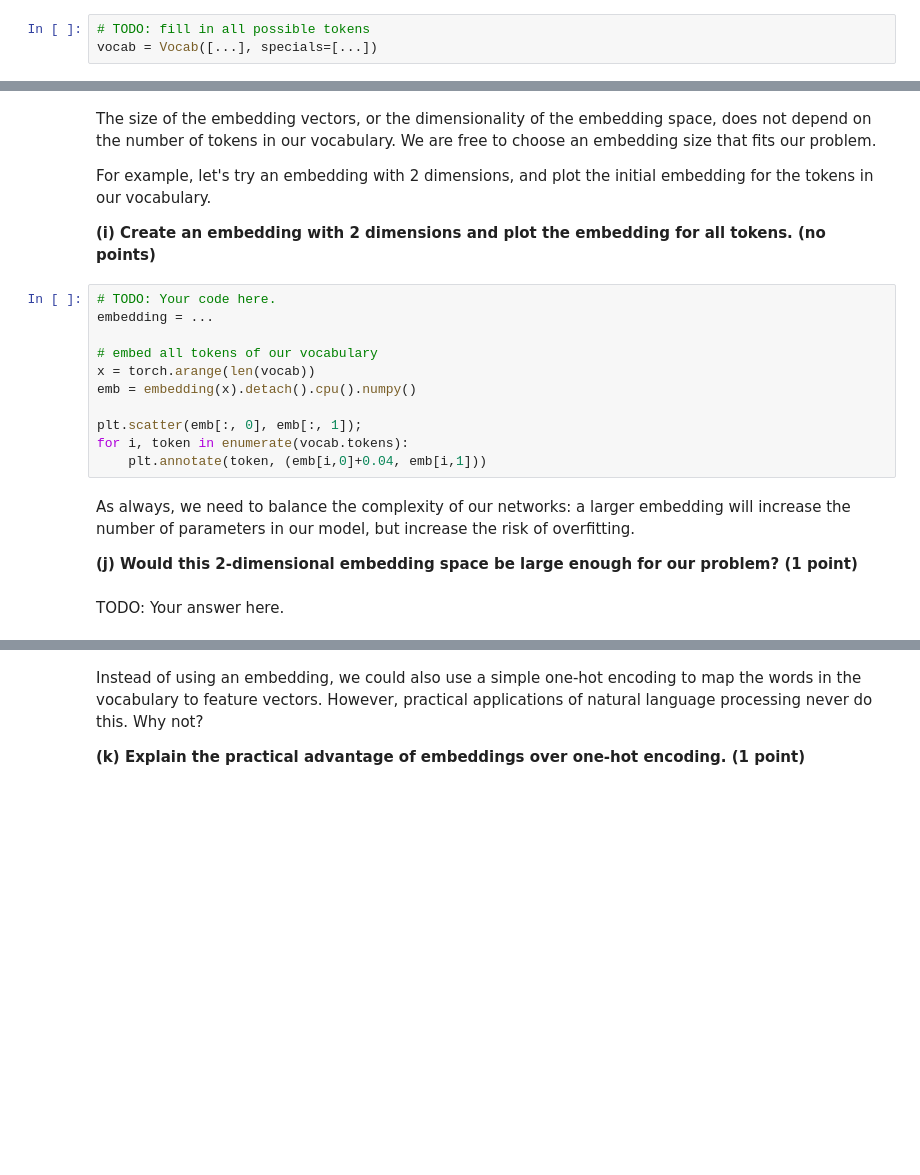
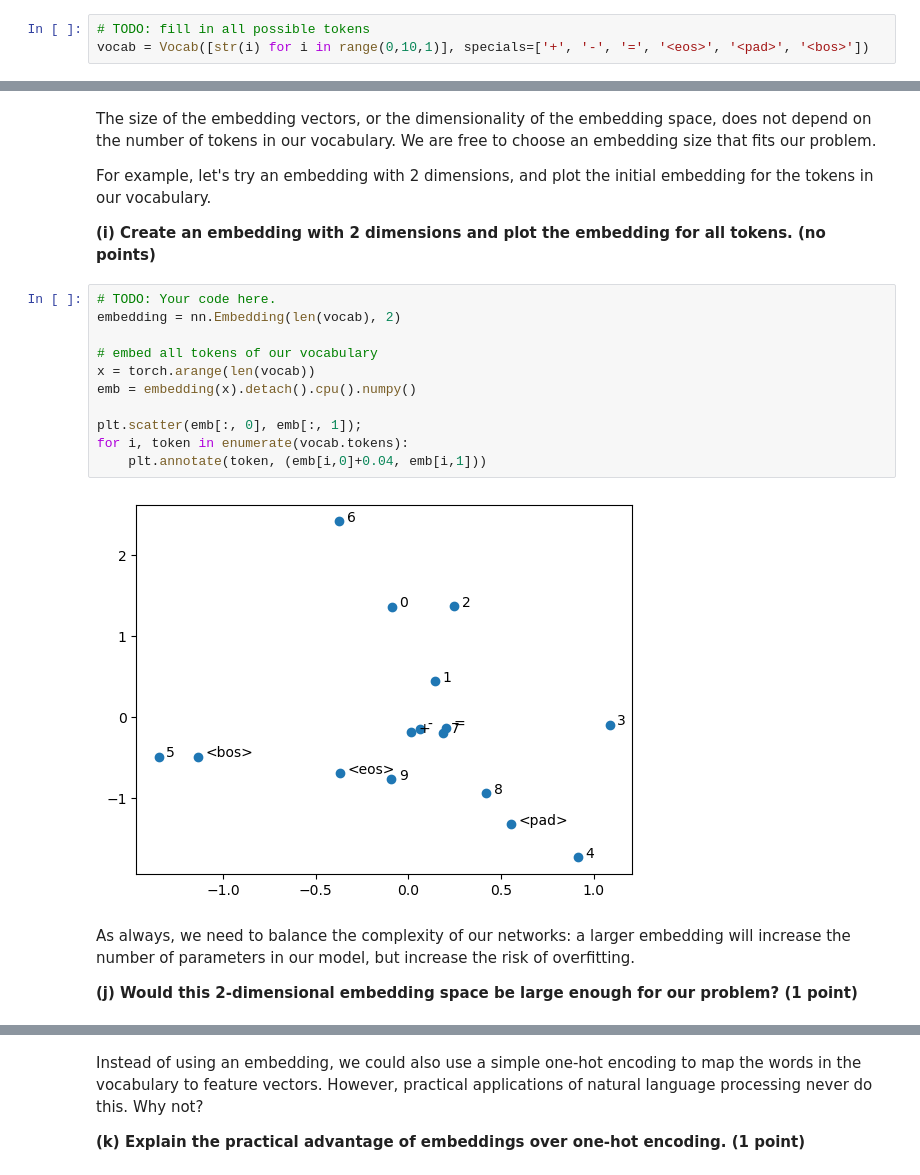
Before and after one commit to aschroede/RU-Deep-Learning, a Jupyter notebook: Assignment 6/dl-assignment-6.ipynb, the cells around one changed output, grey strips where cells are left out. Saved outputs shown, nothing was run; the diff lists cells and outputs as text; blank space fills up the shorter version.

```diff
--- a/Assignment 6/dl-assignment-6.ipynb
+++ b/Assignment 6/dl-assignment-6.ipynb
@@ -146,7 +155,7 @@ For this dataset we know beforehand what the vocabulary will be, so we can easil
 **(a) What are the tokens in this dataset? Complete the code below.<span style="float:right"> (1 point)</span>**
 # %%
 # TODO: fill in all possible tokens
-vocab = Vocab([...], specials=[...])
+vocab = Vocab([str(i) for i in range(0,10,1)], specials=['+', '-', '=', '<eos>', '<pad>', '<bos>'])
 # %% [markdown]
 We can print the vocabulary to double check that it makes sense:
 # %%
@@ -406,18 +494,18 @@ For example, let's try an embedding with 2 dimensions, and plot the initial embe
 **(i) Create an embedding with 2 dimensions and plot the embedding for all tokens.<span style="float:right"> (no points)</span>**
 # %%
 # TODO: Your code here.
-embedding = ...
+embedding = nn.Embedding(len(vocab), 2)
 
 # embed all tokens of our vocabulary
 x = torch.arange(len(vocab))
 emb = embedding(x).detach().cpu().numpy()
 
 plt.scatter(emb[:, 0], emb[:, 1]);
 for i, token in enumerate(vocab.tokens):
     plt.annotate(token, (emb[i,0]+0.04, emb[i,1]))
+# %% [output]
+[figure, added]
 # %% [markdown]
 As always, we need to balance the complexity of our networks: a larger embedding will increase the number of parameters in our model, but increase the risk of overfitting.
 
 **(j) Would this 2-dimensional embedding space be large enough for our problem?<span style="float:right"> (1 point)</span>**
-# %% [markdown]
-TODO: Your answer here.
```
Also changed, not shown: parts of 41 cells of this notebook.
